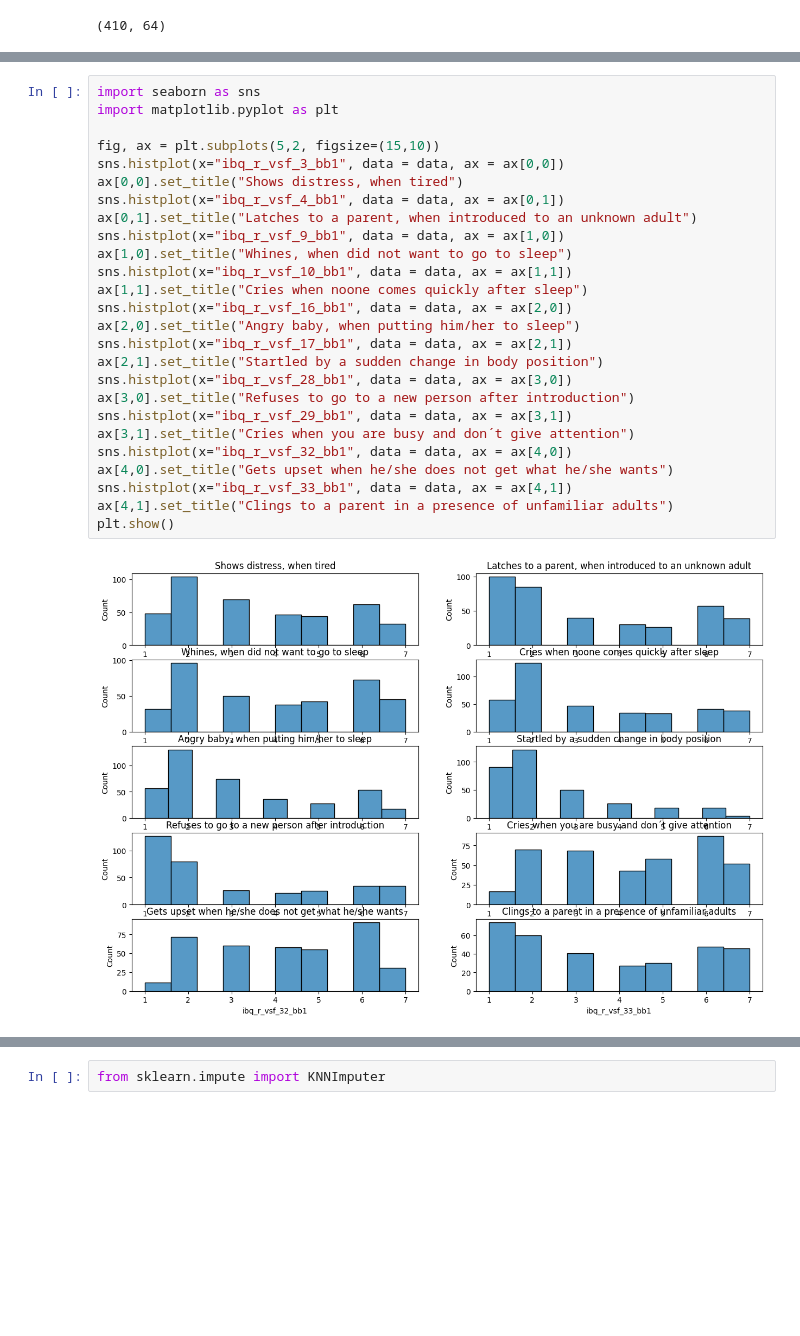
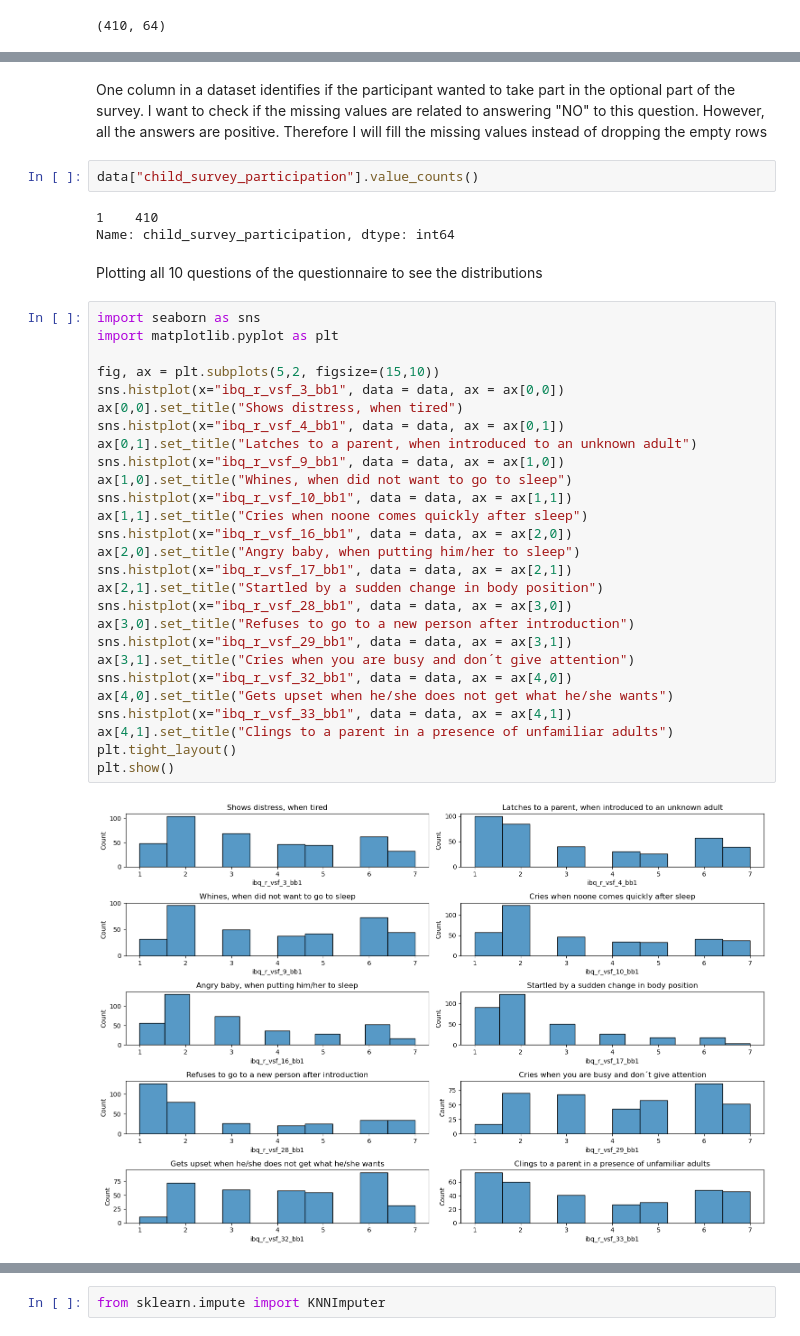
Before and after one commit to kateoss/infant-sleep, a Jupyter notebook: notebooks/Raw_data_cleaning.ipynb, the cells around one changed output, grey strips where cells are left out. Drawn from its saved outputs; the diff is of its cells as text; blank space fills up the shorter version.

```diff
--- a/notebooks/Raw_data_cleaning.ipynb
+++ b/notebooks/Raw_data_cleaning.ipynb
@@ -83,28 +77,40 @@ Name: count, dtype: int64
+# %% [markdown]
+One column in a dataset identifies if the participant wanted to take part in the optional part of the survey. I want to check
+if the missing values are related to answering "NO" to this question.
+However, all the answers are positive. Therefore I will fill the missing values instead of dropping the empty rows
+# %%
+data["child_survey_participation"].value_counts()
+# %% [output]
+1    410
+Name: child_survey_participation, dtype: int64
+# %% [markdown]
+Plotting all 10 questions of the questionnaire to see the distributions
 # %%
 import seaborn as sns
 import matplotlib.pyplot as plt
 
 fig, ax = plt.subplots(5,2, figsize=(15,10))
 sns.histplot(x="ibq_r_vsf_3_bb1", data = data, ax = ax[0,0])
 ax[0,0].set_title("Shows distress, when tired")
 sns.histplot(x="ibq_r_vsf_4_bb1", data = data, ax = ax[0,1])
 ax[0,1].set_title("Latches to a parent, when introduced to an unknown adult")
 sns.histplot(x="ibq_r_vsf_9_bb1", data = data, ax = ax[1,0])
 ax[1,0].set_title("Whines, when did not want to go to sleep")
 sns.histplot(x="ibq_r_vsf_10_bb1", data = data, ax = ax[1,1])
 ax[1,1].set_title("Cries when noone comes quickly after sleep")
 sns.histplot(x="ibq_r_vsf_16_bb1", data = data, ax = ax[2,0])
 ax[2,0].set_title("Angry baby, when putting him/her to sleep")
 sns.histplot(x="ibq_r_vsf_17_bb1", data = data, ax = ax[2,1])
 ax[2,1].set_title("Startled by a sudden change in body position")
 sns.histplot(x="ibq_r_vsf_28_bb1", data = data, ax = ax[3,0])
 ax[3,0].set_title("Refuses to go to a new person after introduction")
 sns.histplot(x="ibq_r_vsf_29_bb1", data = data, ax = ax[3,1])
 ax[3,1].set_title("Cries when you are busy and don´t give attention")
 sns.histplot(x="ibq_r_vsf_32_bb1", data = data, ax = ax[4,0])
 ax[4,0].set_title("Gets upset when he/she does not get what he/she wants")
 sns.histplot(x="ibq_r_vsf_33_bb1", data = data, ax = ax[4,1])
 ax[4,1].set_title("Clings to a parent in a presence of unfamiliar adults")
+plt.tight_layout()
 plt.show()
 # %% [output]
-[figure, old version]
+[figure, new version]
```
Also changed, not shown: parts of 70 cells of this notebook, 1 other file.
